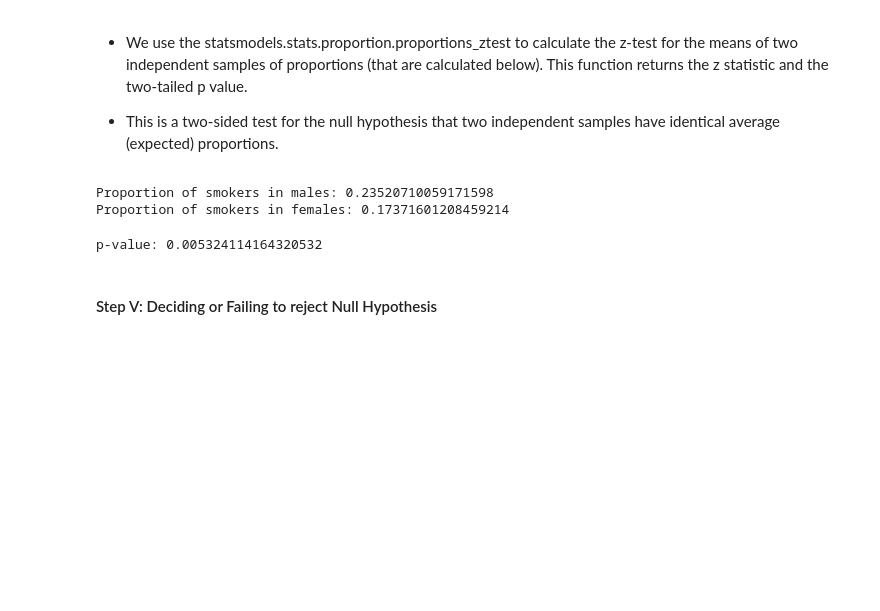
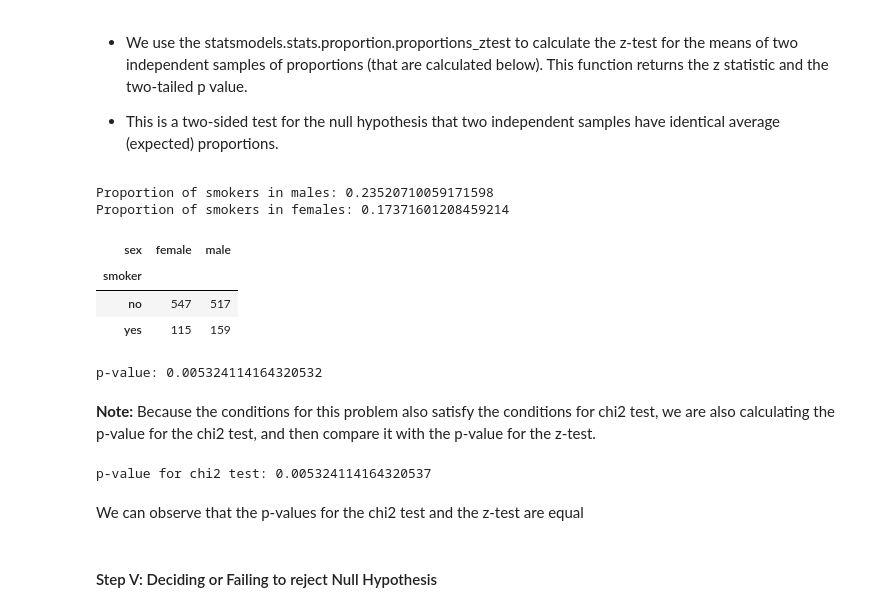
Before and after one commit to GreatLearningAIML1/pune-july19-batch-tanmaym88, a Jupyter notebook: StatisticalLearning_Project2.ipynb, the cells around one changed output. Drawn from its saved outputs; the diff is of its cells as text; code cells hidden in the pictures; blank space fills up the shorter version.

```diff
--- a/StatisticalLearning_Project2.ipynb
+++ b/StatisticalLearning_Project2.ipynb
@@ -347,22 +347,37 @@ alpha = 0.05
 # %%
 #Counting the number of males and females
 males_count = pd.value_counts(insurance_data['sex'])['male']
 females_count = pd.value_counts(insurance_data['sex'])['female']
 
 #Counting the number of successes (male smokers and female_smokers)
 male_smokers_count= len(np.where((insurance_data['smoker'] == 'yes') & (insurance_data['sex'] == 'male'))[0])
 female_smokers_count= len(np.where((insurance_data['smoker'] == 'yes') & (insurance_data['sex'] == 'female'))[0])
 
 print('Proportion of smokers in males:',male_smokers_count/males_count)
 print('Proportion of smokers in females:',female_smokers_count/females_count)
+
+pd.crosstab(insurance_data.smoker, insurance_data.sex)
 # %% [output]
 Proportion of smokers in males: 0.23520710059171598
 Proportion of smokers in females: 0.17371601208459214
+| sex | female | male |
+| smoker |  |  |
+| no | 547 | 517 |
+| yes | 115 | 159 |
 # %%
 z_stat, p_value = proportions_ztest([male_smokers_count,female_smokers_count],[males_count,females_count])
 print('p-value:',p_value)
 # %% [output]
 p-value: 0.005324114164320532
+# %% [markdown]
+**Note:** Because the conditions for this problem also satisfy the conditions for chi2 test, we are also calculating the p-value for the chi2 test, and then compare it with the p-value for the z-test.
+# %%
+chi2stat, p_value_chi2, table_expected = proportions_chisquare([male_smokers_count,female_smokers_count],[males_count,females_count])
+print('p-value for chi2 test:',p_value_chi2)
+# %% [output]
+p-value for chi2 test: 0.005324114164320537
+# %% [markdown]
+We can observe that the p-values for the chi2 test and the z-test are equal
 # %% [markdown]
 #### Step V: Deciding or Failing to reject Null Hypothesis
 # %%
```
Also changed, not shown: parts of 3 cells of this notebook.
